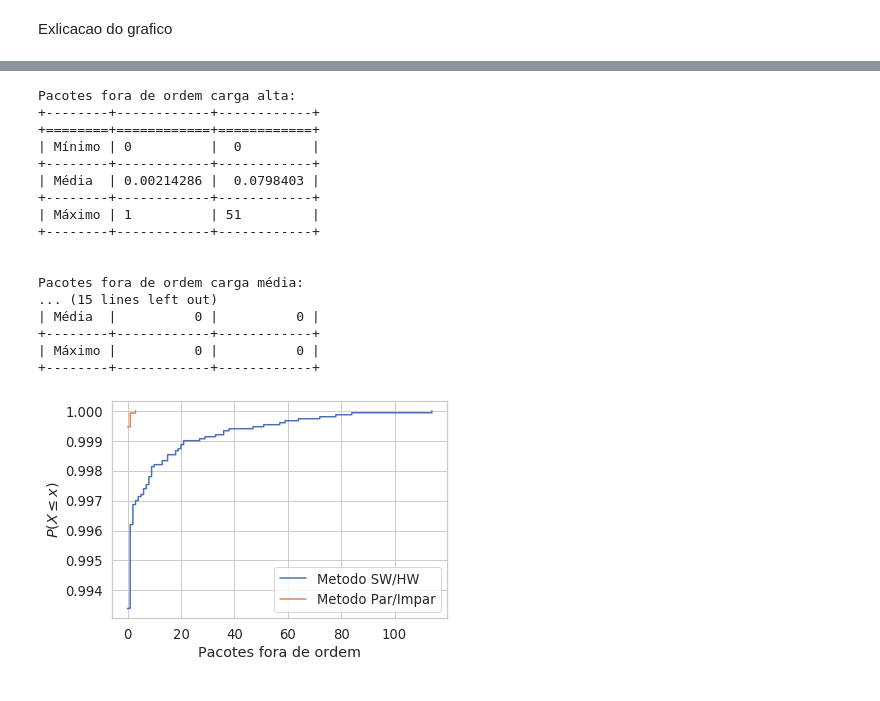
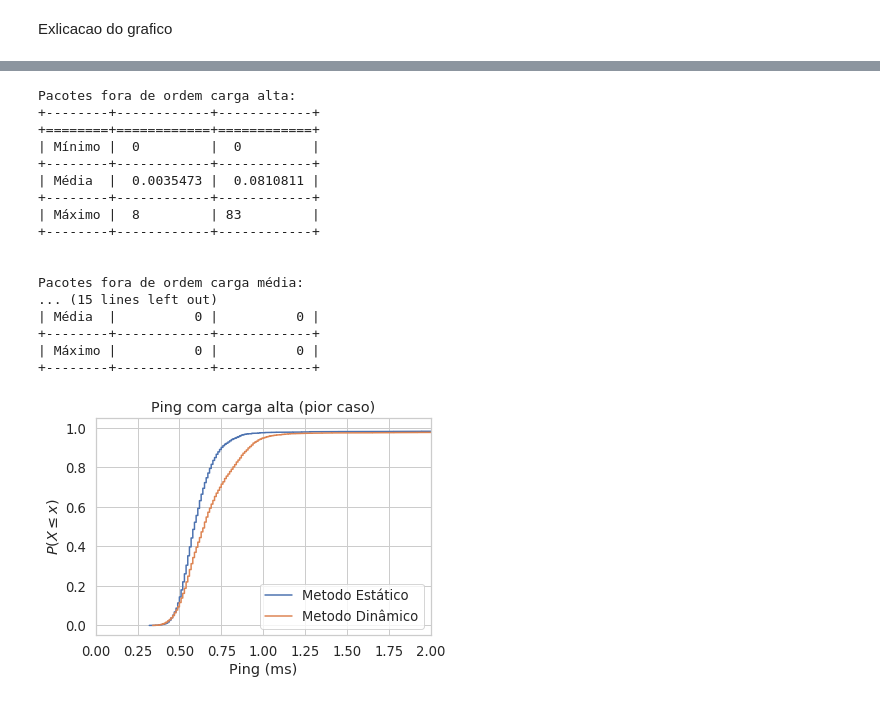
Before and after one commit to pedrobellotti/iperftestes, a Jupyter notebook: Scripts/teste.ipynb, the cells around one changed output, grey strips where cells are left out. Cells and saved outputs as stored; diff of their text form; code cells hidden in the pictures.

Commit message:
Atualizando graficos e codigos

```diff
--- a/Scripts/teste.ipynb
+++ b/Scripts/teste.ipynb
@@ -305,8 +277,8 @@ Porcentagem de perda carga média:
 #Pacotes fora de ordem no intervalo estavel
 #Carga alta
 print ("Pacotes fora de ordem carga alta:")
-inicio = portasEstaveis010[0]
-fim = portasEstaveis010[len(portasEstaveis010)-1]
+inicio = np.min(portasEstaveis010)
+fim = np.max(portasEstaveis010)
 gpb = dfServer.query("PortaDest >= @inicio and PortaDest <= @fim and TempoChegada == '010'")
 min = gpb.groupby("Metodo").min()['ForaOrdem']
 med = gpb.groupby("Metodo").mean()['ForaOrdem']
@@ -317,8 +289,8 @@ print(tabulate(table, headers=["Estático","Dinâmico"], showindex=rowIDs, table
 
 #Carga media
 print ("\n\nPacotes fora de ordem carga média:")
-inicio = portasEstaveis020[0]
-fim = portasEstaveis020[len(portasEstaveis020)-1]
+inicio = np.min(portasEstaveis020)
+fim = np.max(portasEstaveis020)
 gpb = dfServer.query("PortaDest >= @inicio and PortaDest <= @fim and TempoChegada == '020'")
 min = gpb.groupby("Metodo").min()['ForaOrdem']
 med = gpb.groupby("Metodo").mean()['ForaOrdem']
@@ -329,8 +301,8 @@ print(tabulate(table, headers=["Estático","Dinâmico"], showindex=rowIDs, table
 
 #Carga baixa
 print ("\n\nPacotes fora de ordem carga baixa:")
-inicio = portasEstaveis030[0]
-fim = portasEstaveis030[len(portasEstaveis030)-1]
+inicio = np.min(portasEstaveis030)
+fim = np.max(portasEstaveis030)
 gpb = dfServer.query("PortaDest >= @inicio and PortaDest <= @fim and TempoChegada == '030'")
 min = gpb.groupby("Metodo").min()['ForaOrdem']
 med = gpb.groupby("Metodo").mean()['ForaOrdem']
@@ -342,11 +314,11 @@ print(tabulate(table, headers=["Estático","Dinâmico"], showindex=rowIDs, table
 Pacotes fora de ordem carga alta:
 +--------+------------+------------+
 +========+============+============+
-| Mínimo | 0          |  0         |
+| Mínimo |  0         |  0         |
 +--------+------------+------------+
-| Média  | 0.00214286 |  0.0798403 |
+| Média  |  0.0035473 |  0.0810811 |
 +--------+------------+------------+
-| Máximo | 1          | 51         |
+| Máximo |  8         | 83         |
 +--------+------------+------------+
 
 
@@ -359,20 +363,24 @@ Pacotes fora de ordem carga média:
 # %%
-#CDF dos pacotes fora de ordem --- NÃO DIVIDE POR SEED
-a = dfServerSW['ForaOrdem'].tolist()
-b = dfServerPI['ForaOrdem'].tolist()
+#CDF do ping
+dfPingCAPI = dfPing.query("Metodo == 'pi' and Tempo == '010'")
+dfPingCASW = dfPing.query("Metodo == 'sw' and Tempo == '010'")
+a = dfPingCAPI.Ping.to_numpy()
+b = dfPingCASW.Ping.to_numpy()
 x = np.sort(a)
 x1 = np.sort(b)
 ecdf = sm.distributions.ECDF(a)
 ecdf1 = sm.distributions.ECDF(b)
 y = ecdf(x)
 y1 = ecdf1(x1)
-plt.step(x, y, where='post', label="Metodo SW/HW")
-plt.step(x1, y1, where='post', label="Metodo Par/Impar")
+plt.step(x, y, where='post', label="Metodo Estático")
+plt.step(x1, y1, where='post', label="Metodo Dinâmico")
 plt.ylabel(r'$P(X \leq x)$')
-plt.xlabel(r'Pacotes fora de ordem')
-plt.legend()
-if (False):
-    plt.savefig('foraordem.pdf')
+plt.xlabel(r'Ping (ms)')
+plt.xlim(0, 2)
+plt.legend(loc='best')
+plt.title('Ping com carga alta (pior caso)')
+if (salvarGraficos):
+    plt.savefig('pingCargaAlta.pdf')
 plt.show()
 # %% [output]
-[figure, old version]
+[figure, new version]
```
Also changed, not shown: parts of 8 cells of this notebook, 2 other files.
